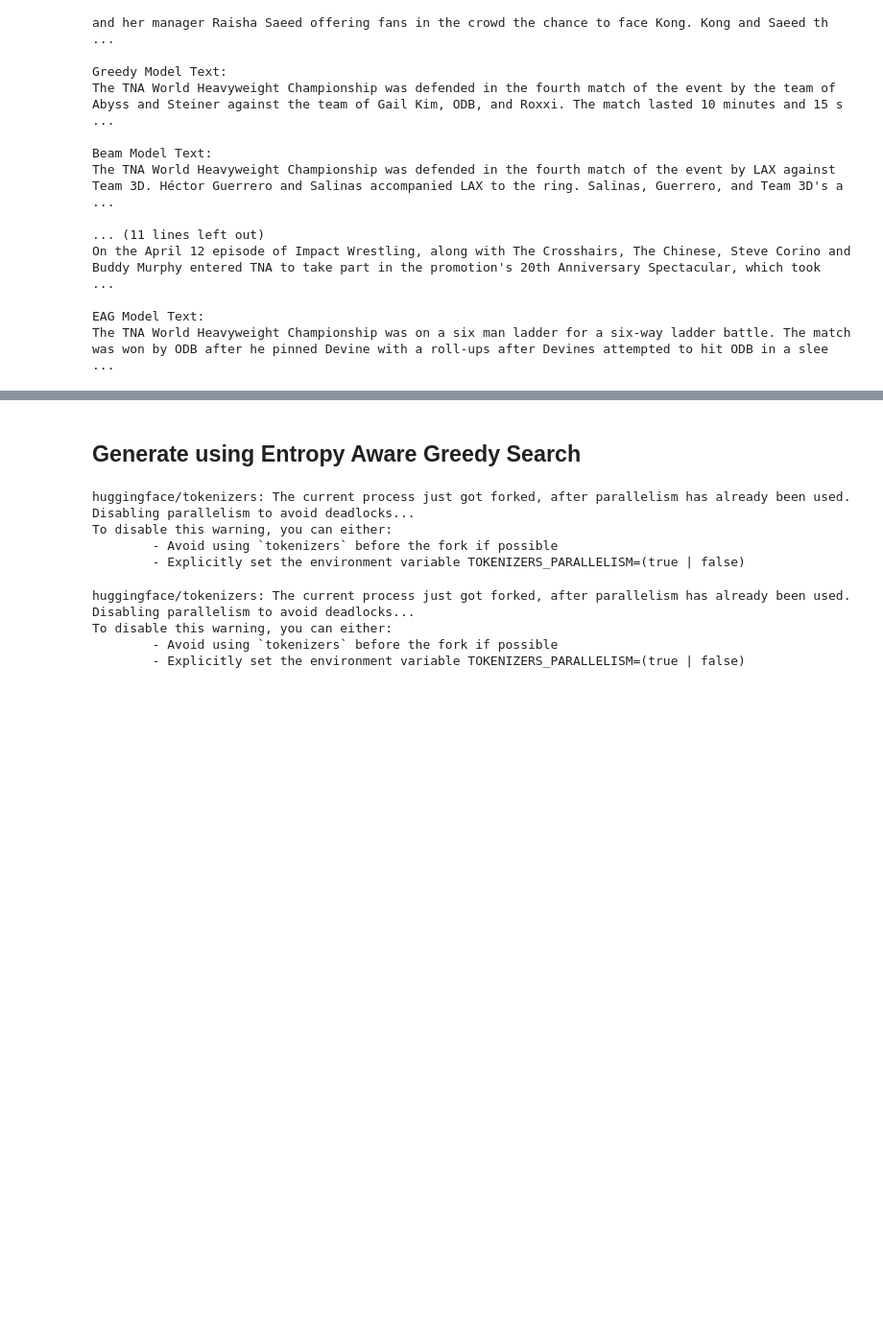
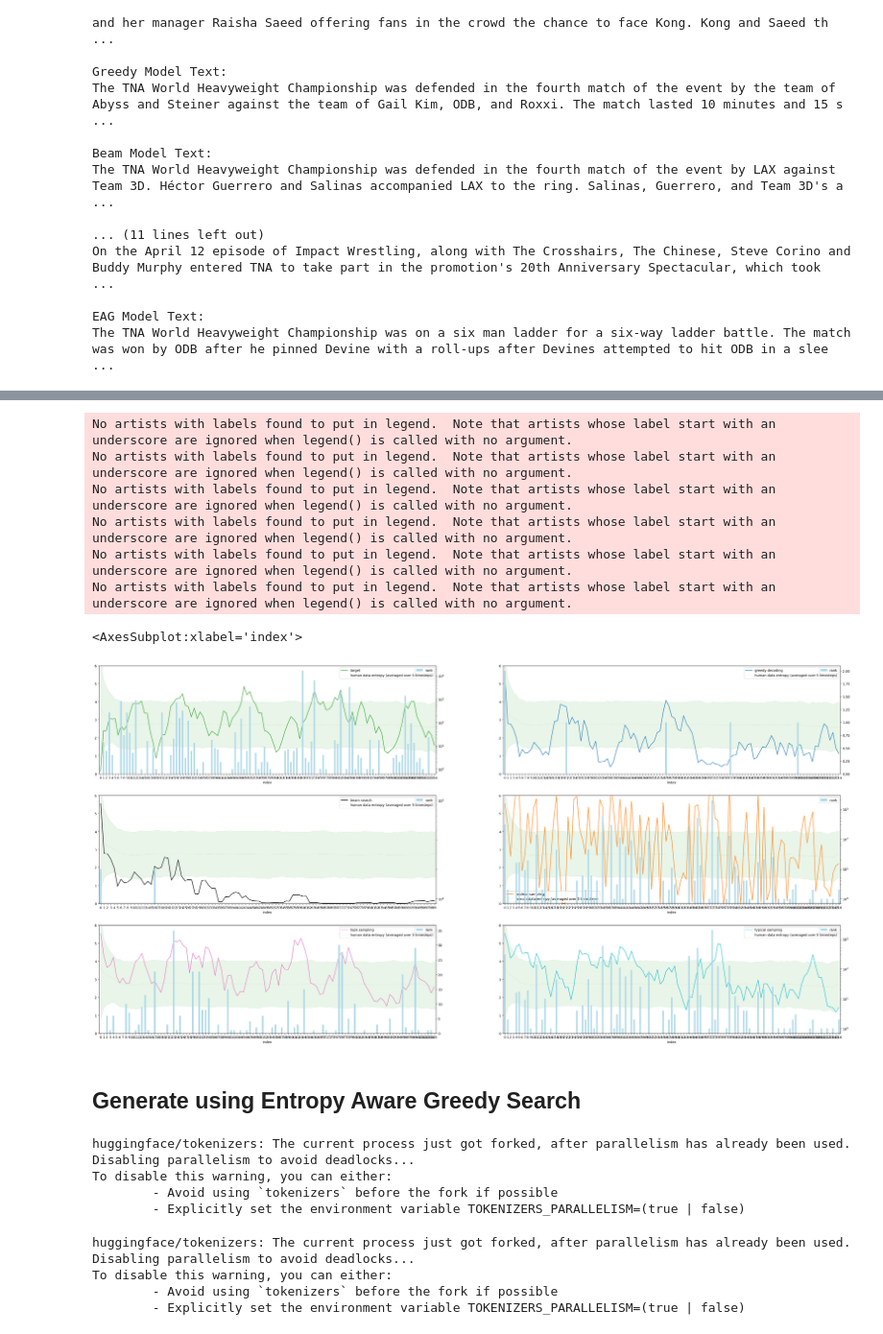
Before and after one commit to kushalarora/stable_entropy_hypothesis, a Jupyter notebook: text_completion/wiki/gpt2_wiki_prompt.ipynb, the cells around one changed output, grey strips where cells are left out. Shown at 96% size. Cells and saved outputs as stored; diff of their text form; code cells hidden in the pictures; blank space fills up the shorter version.

```diff
--- a/text_completion/wiki/gpt2_wiki_prompt.ipynb
+++ b/text_completion/wiki/gpt2_wiki_prompt.ipynb
@@ -377,3 +393,69 @@ typical_labeled_datapoint.plot(x="index", y='entropy_ma', ylim=(0,6), ax=axs[2,1
+# %%
+greedy_labeled_datapoint = process_datapoint(
+    model=gpt2_model, datapoint=greedy_sample, width=5, max_len=MAX_LEN, tokenizer=tokenizer,
+)
+# %%
+fig, axs = plt.subplots(3,2, figsize=(40, 20))
+# plot_avg_entropies_mean_std(human_ma_entropies, axs[0, 0], 'human data entropy (averaged over 5 timesteps)', color='tab:green', std_dev=1.5, linewidth=0.1)
+
+lpdh.plot(x="index", y='entropy_ma', ylim=(0,8), ax=axs[0,0], label='target', color='tab:green')
+plot_avg_entropies_mean_std(human_ma_entropies, axs[0, 0], 'human data entropy (averaged over 5 timesteps)', color='tab:green', std_dev=1.5, linewidth=0.1)
+
+ax2 = axs[0,0].twinx()
+ax2.legend(loc=2)
+ax2.set_yscale('log')
+ax2.set_xticks(ax2.get_xticks(), ax2.get_xticklabels(), rotation=90, ha='right')
+lpdh.plot.bar(x="index", y='rank',  ax=ax2, label='rank', color='lightblue')
+
+greedy_labeled_datapoint.plot(x="index", y='entropy_ma', ylim=(0,8), ax=axs[0, 1], label='greedy decoding', color='tab:blue')
+plot_avg_entropies_mean_std(human_ma_entropies, axs[0, 1], 'human data entropy (averaged over 5 timesteps)', color='tab:green', std_dev=1.5, linewidth=0.1)
+ax2 = axs[0,1].twinx()
+ax2.legend(loc=2)
+# ax2.set_yscale('log')
+ax2.set_xticks(ax2.get_xticks(), ax2.get_xticklabels(), rotation=90, ha='right')
+greedy_labeled_datapoint.plot.bar(x="index", y='rank',  ax=ax2, label='rank', color='lightblue')
+
+beam_labeled_datapoint.plot(x="index", y='entropy_ma', ylim=(0,8), ax=axs[1, 0], label='beam search', color='black')
+plot_avg_entropies_mean_std(human_ma_entropies, axs[1, 0], 'human data entropy (averaged over 5 timesteps)', color='tab:green', std_dev=1.5, linewidth=0.1)
+ax2 = axs[1,0].twinx()
+ax2.legend(loc=2)
+ax2.set_yscale('log')
+ax2.set_xticks(ax2.get_xticks(), ax2.get_xticklabels(), rotation=90, ha='right')
+beam_labeled_datapoint.plot.bar(x="index", y='rank',  ax=ax2, label='rank', color='lightblue')
+
+nucleus_labeled_datapoint.plot(x="index", y='entropy', ylim=(0,8), ax=axs[1, 1], label='nucleus sampling', color='tab:orange')
+plot_avg_entropies_mean_std(human_ma_entropies, axs[1, 1], 'human data entropy (averaged over 5 timesteps)', color='tab:green', std_dev=1.5, linewidth=0.1)
+ax2 = axs[1,1].twinx()
+ax2.legend(loc=2)
+ax2.set_yscale('log')
+ax2.set_xticks(ax2.get_xticks(), ax2.get_xticklabels(), rotation=90, ha='right')
+nucleus_labeled_datapoint.plot.bar(x="index", y='rank',  ax=ax2, label='rank', color='lightblue')
+
+topk_labeled_datapoint.plot(x="index", y='entropy_ma', ylim=(0,8), ax=axs[2,0], label='topk sampling', color='tab:pink')
+plot_avg_entropies_mean_std(human_ma_entropies, axs[2,0], 'human data entropy (averaged over 5 timesteps)', color='tab:green', std_dev=1.5, linewidth=0.1)
+ax2 = axs[2,0].twinx()
+ax2.legend(loc=2)
+# ax2.set_yscale('log')
+ax2.set_xticks(ax2.get_xticks(), ax2.get_xticklabels(), rotation=90, ha='right')
+topk_labeled_datapoint.plot.bar(x="index", y='rank',  ax=ax2, label='rank', color='lightblue')
+
+
+typical_labeled_datapoint.plot(x="index", y='entropy_ma', ylim=(0,8), ax=axs[2,1], label='typical sampling', color='tab:cyan')
+plot_avg_entropies_mean_std(human_ma_entropies, axs[2,1], 'human data entropy (averaged over 5 timesteps)', color='tab:green', std_dev=1.5, linewidth=0.1)
+ax2 = axs[2,1].twinx()
+ax2.legend(loc=2)
+ax2.set_yscale('log')
+ax2.set_xticks(ax2.get_xticks(), ax2.get_xticklabels(), rotation=90, ha='right')
+typical_labeled_datapoint.plot.bar(x="index", y='rank',  ax=ax2, label='rank', color='lightblue')
+# %% [output]
+No artists with labels found to put in legend.  Note that artists whose label start with an underscore are ignored when legend() is called with no argument.
+No artists with labels found to put in legend.  Note that artists whose label start with an underscore are ignored when legend() is called with no argument.
+No artists with labels found to put in legend.  Note that artists whose label start with an underscore are ignored when legend() is called with no argument.
+No artists with labels found to put in legend.  Note that artists whose label start with an underscore are ignored when legend() is called with no argument.
+No artists with labels found to put in legend.  Note that artists whose label start with an underscore are ignored when legend() is called with no argument.
+No artists with labels found to put in legend.  Note that artists whose label start with an underscore are ignored when legend() is called with no argument.
+<AxesSubplot:xlabel='index'>
+[figure, added]
 # %% [markdown]
 ## Generate using Entropy Aware Greedy Search
 # %%
```
Also changed, not shown: parts of 7 cells of this notebook.
